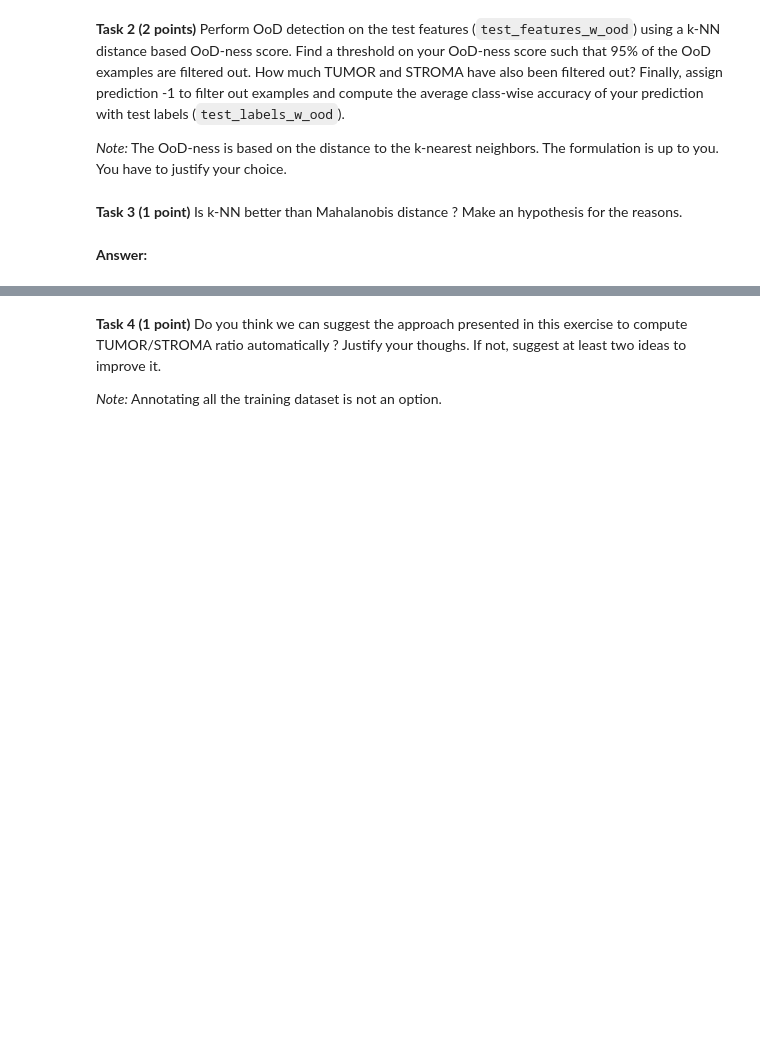
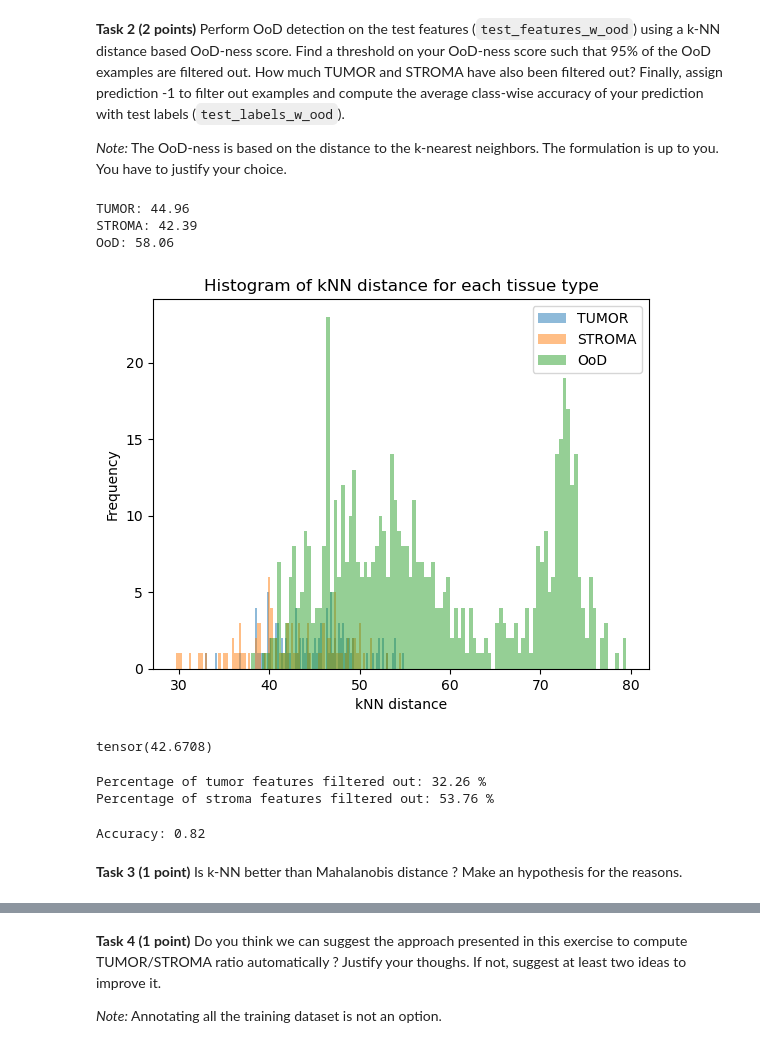
Before and after one commit to lindadelacombaz/iapr-2023, a Jupyter notebook: lab_03_classification.ipynb, the cells around one changed output, grey strips where cells are left out. Saved outputs shown, nothing was run; the diff lists cells and outputs as text; code cells hidden in the pictures; blank space fills up the shorter version.

```diff
--- a/lab_03_classification.ipynb
+++ b/lab_03_classification.ipynb
@@ -314,16 +329,19 @@ plt.show()
 # %% [output]
 [figure]
 # %%
-# Chose the optimal k
-k = 1
+#Set a seed for reproducibility
+torch.manual_seed(0)
+
+# Choose the optimal k
+k = 3
 
 # Train the classifier with the optimal k
 knn = KNeighborsClassifier(n_neighbors=k)
 knn.fit(train_features, train_labels)
 
 # Compute the accuracy
-pred_class = knn.predict(test_features)
-accuracy = accuracy_score(test_labels, pred_class)
+pred_class_knn = knn.predict(test_features)
+accuracy = accuracy_score(test_labels, pred_class_knn)
 
 print("Accuracy: {:.2f}".format(accuracy))
 # %% [output]
@@ -340,4 +355,69 @@ Accuracy: 1.00
+# %%
+### Task 2
+
+# kNN distance for each test example to create a OoD score
+knn_dist, _ = knn.kneighbors(test_features_w_ood)
+
+knn_dist = torch.tensor(knn_dist)
+
+# OoD score for kNN distance
+ood_score = torch.tensor([torch.mean(row) for row in knn_dist])
+
+# Difference between TUMOR, STROMA and OoD tissues
+print("TUMOR: {:.2f}".format(torch.mean(ood_score[test_labels_w_ood == 0])))
+print("STROMA: {:.2f}".format(torch.mean(ood_score[test_labels_w_ood == 1])))
+print("OoD: {:.2f}".format(torch.mean(ood_score[test_labels_w_ood == -1])))
+
+# Histogram plot for each tissue type
+plt.hist(ood_score[test_labels_w_ood == 0], bins=100, alpha=0.5, label="TUMOR")
+plt.hist(ood_score[test_labels_w_ood == 1], bins=100, alpha=0.5, label="STROMA")
+plt.hist(ood_score[test_labels_w_ood == -1], bins=100, alpha=0.5, label="OoD")
+plt.legend()
+plt.xlabel("kNN distance")
+plt.ylabel("Frequency")
+plt.title("Histogram of kNN distance for each tissue type")
+plt.show()
+# %% [output]
+TUMOR: 44.96
+STROMA: 42.39
+OoD: 58.06
+[figure, added]
+# %%
+#Threshold to filter out 95% of the OoD examples
+threshold_knn = torch.quantile(ood_score[test_labels_w_ood == -1], 0.05)
+
+threshold_knn
+# %% [output]
+tensor(42.6708)
+# %%
+# Filter out the OoD examples
+stroma_features = test_features_w_ood[test_labels_w_ood == 1]
+tumor_features = test_features_w_ood[test_labels_w_ood == 0]
+
+filtered_stroma_features_knn = stroma_features[ood_score[test_labels_w_ood == 1] > threshold_knn]
+filtered_tumor_features_knn = tumor_features[ood_score[test_labels_w_ood == 0] > threshold_knn]
+
+# Percentage of tumor and stroma features that are filtered out
+print("Percentage of tumor features filtered out: {:.2f}".format(100*(tumor_features.shape[0] - filtered_tumor_features_knn.shape[0]) / tumor_features.shape[0]), "%")
+print("Percentage of stroma features filtered out: {:.2f}".format(100*(stroma_features.shape[0] - filtered_stroma_features_knn.shape[0]) / stroma_features.shape[0]), "%")
+# %% [output]
+Percentage of tumor features filtered out: 32.26 %
+Percentage of stroma features filtered out: 53.76 %
+# %%
+#Compute the prediction for each test example
+pred_class_knn = knn.predict(test_features_w_ood)
+
+pred_class_knn = torch.tensor(pred_class_knn)
+
+#Assign prediction -1 to filtered out OoD examples
+pred_class_knn_w_ood = pred_class_knn.clone()
+pred_class_knn_w_ood[ood_score > threshold_knn] = -1
+
+# Compute accuracy
+accuracy_knn_w_ood = accuracy_score(test_labels_w_ood, pred_class_knn_w_ood)
+
+print("Accuracy: {:.2f}".format(accuracy_knn_w_ood))
+# %% [output]
+Accuracy: 0.82
 # %% [markdown]
 **Task 3 (1 point)** Is k-NN better than Mahalanobis distance ? Make an hypothesis for the reasons.
-# %% [markdown]
-**Answer:**
```
Also changed, not shown: parts of 12 cells of this notebook.
